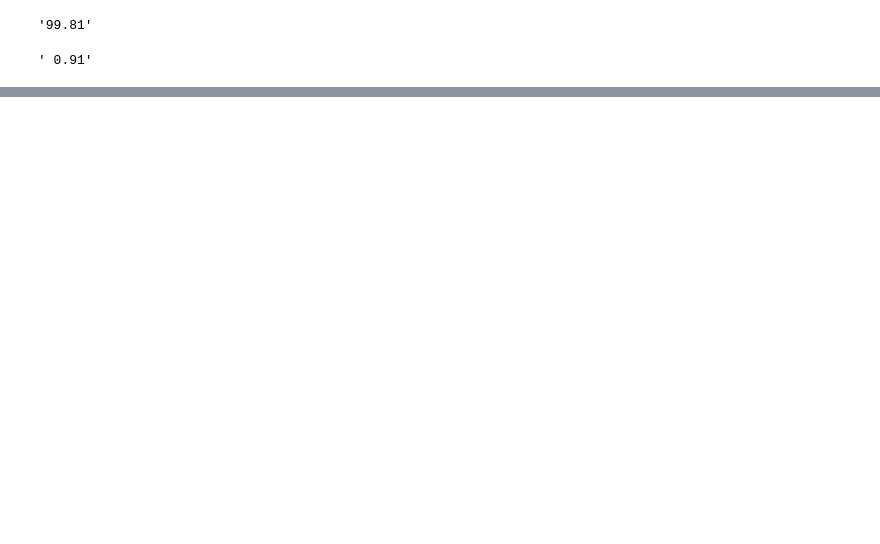
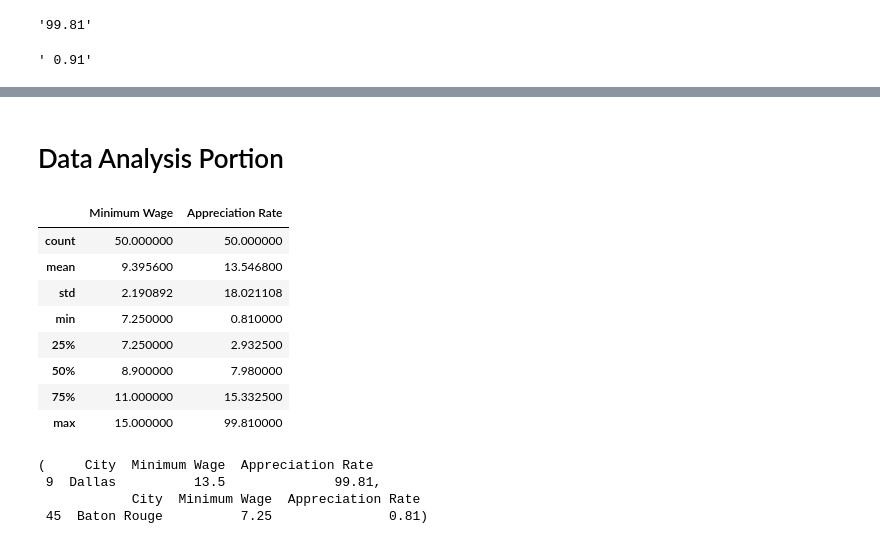
Before and after one commit to dm3243/scraping_exercises, a Jupyter notebook: ZillowPressReleaseDataApril2018.ipynb, the cells around one changed output, grey strips where cells are left out. Saved outputs shown, nothing was run; the diff lists cells and outputs as text; code cells hidden in the pictures; blank space fills up the shorter version.

```diff
--- a/ZillowPressReleaseDataApril2018.ipynb
+++ b/ZillowPressReleaseDataApril2018.ipynb
@@ -116,0 +197,8 @@ df[1].max()
+# %%
+float_appreciation_rate_list = [float(i) for i in new_appreciation_rate_list]
+# %%
+float_appreciation_rate_list = pd.Series(float_appreciation_rate_list)
+# %%
+df.drop('Appreciation Rate', axis = 1, inplace=True)
+# %%
+df['Appreciation Rate'] = float_appreciation_rate_list
@@ -116,0 +214,14 @@ df[1].max()
+# %% [markdown]
+# Data Analysis Portion
+# %%
+df.describe()
+# %% [output]
+|  | Minimum Wage | Appreciation Rate |
+| count | 50.000000 | 50.000000 |
+| mean | 9.395600 | 13.546800 |
+| std | 2.190892 | 18.021108 |
+| min | 7.250000 | 0.810000 |
+| 25% | 7.250000 | 2.932500 |
+| 50% | 8.900000 | 7.980000 |
+| 75% | 11.000000 | 15.332500 |
+| max | 15.000000 | 99.810000 |
@@ -116,0 +230,7 @@ df[1].max()
+# %%
+df[df['Appreciation Rate'] == 99.810000], df[df['Appreciation Rate'] == 0.810000]
+# %% [output]
+(     City  Minimum Wage  Appreciation Rate
+ 9  Dallas          13.5              99.81,
+            City  Minimum Wage  Appreciation Rate
+ 45  Baton Rouge          7.25               0.81)
```
Also changed, not shown: parts of 20 cells of this notebook.
